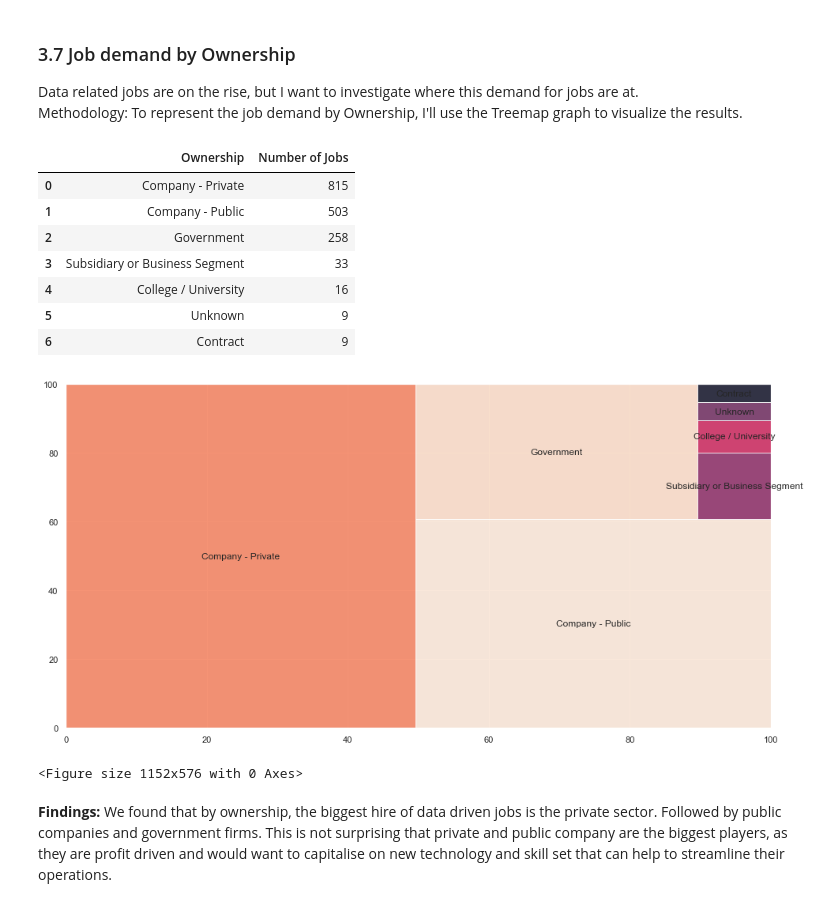
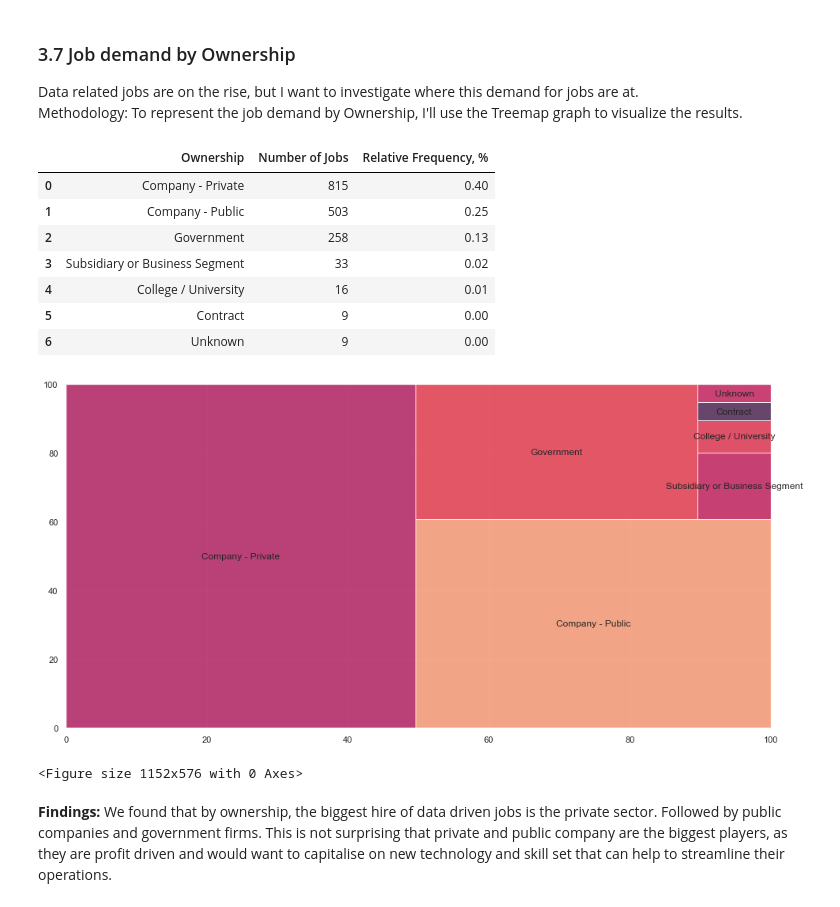
Before and after one commit to jamesgsw/Data-Analyst-Job-Landscape, a Jupyter notebook: Part 3. Data Analysis.ipynb, the cells around one changed output. Saved outputs shown, nothing was run; the diff lists cells and outputs as text; code cells hidden in the pictures.

```diff
--- a/Part 3. Data Analysis.ipynb
+++ b/Part 3. Data Analysis.ipynb
@@ -79,7 +79,7 @@ print("---------------------- Job Dataset --------------------------")
 ---------------------- Job Dataset --------------------------
 # %%
 df = pd.read_excel(
-    '/Users/James/Documents/GitHub/Data-Analyst-Job-Landscape/Job Titles CSV Files/Job_dataset.xlsx')
+    '/Users/james/Documents/GitHub/Exploring-the-Big-Data-and-Analytics-Job-Market-in-Singapore-2020/Job Titles CSV Files/Job_dataset.xlsx')
 df.head()
 # %% [output]
 |  | Unnamed: 0 | Job Title | Job Description | Rating | Company Name | Headquarters | Size | Founded | ... |
@@ -175,0 +166,3 @@ df_jobs_available
+# %%
+df_jobs_available["Relative Frequency, %"] = round(df_jobs_available["Number of Jobs"]/total_jobs, 2)
+df_jobs_available
@@ -175,0 +177,4 @@ df_jobs_available
+# %%
+total_jobs = df_jobs_available["Number of Jobs"].sum()
+print("The total number of job listings found on Glassdoor is "  + str(total_jobs))
+print("\n")
@@ -316,16 +342,17 @@ df_ownership = df_ownership['Type of ownership'].value_counts(
 ).rename_axis('Ownership').reset_index(name='Number of Jobs')
 # %%
 # Specific number of jobs by the different ownership
+df_ownership["Relative Frequency, %"] = round(df_ownership["Number of Jobs"]/total_jobs, 2)
 df_ownership
 # %% [output]
-|  | Ownership | Number of Jobs |
-| 0 | Company - Private | 815 |
-| 1 | Company - Public | 503 |
-| 2 | Government | 258 |
-| 3 | Subsidiary or Business Segment | 33 |
-| 4 | College / University | 16 |
-| 5 | Unknown | 9 |
-| 6 | Contract | 9 |
+|  | Ownership | Number of Jobs | Relative Frequency, % |
+| 0 | Company - Private | 815 | 0.40 |
+| 1 | Company - Public | 503 | 0.25 |
+| 2 | Government | 258 | 0.13 |
+| 3 | Subsidiary or Business Segment | 33 | 0.02 |
+| 4 | College / University | 16 | 0.01 |
+| 5 | Contract | 9 | 0.00 |
+| 6 | Unknown | 9 | 0.00 |
 # %%
 # Creating the Tree Map Visualisation
 squarify.plot(sizes=df_ownership['Number of Jobs'],
@@ -333,7 +360,7 @@ squarify.plot(sizes=df_ownership['Number of Jobs'],
 plt.show()
 plt.savefig('Job demand by Ownership.png')
 # %% [output]
-[figure, old version]
+[figure, new version]
 <Figure size 1152x576 with 0 Axes>
 # %% [markdown]
 **Findings:** We found that by ownership, the biggest hire of data driven jobs is the private sector. Followed by public companies and government firms. This is not surprising that private and public company are the biggest players, as they are profit driven and would want to capitalise on new technology and skill set that can help to streamline their operations.
```
Also changed, not shown: parts of 12 cells of this notebook, 12 other files.
